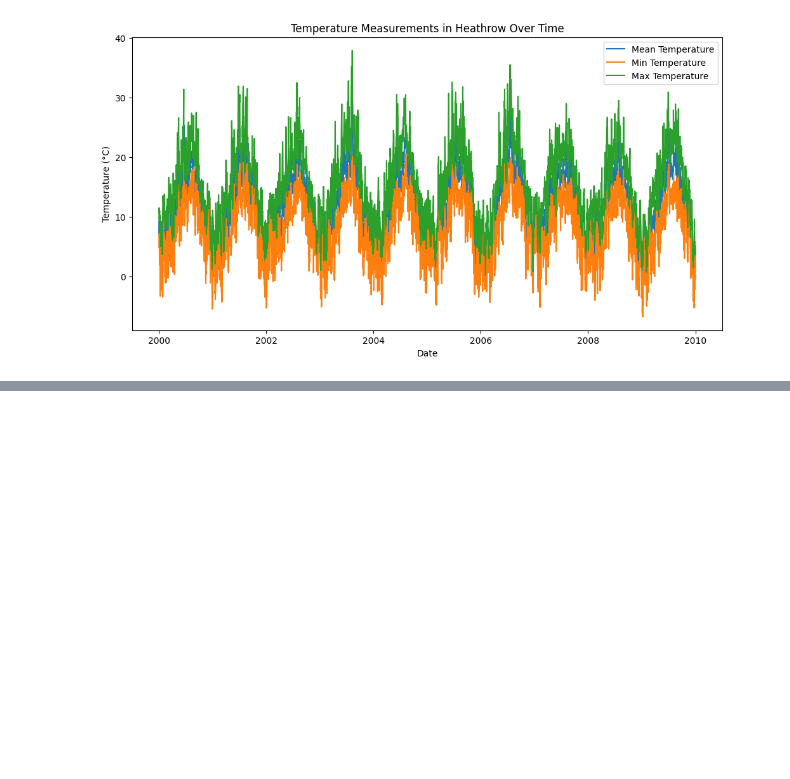
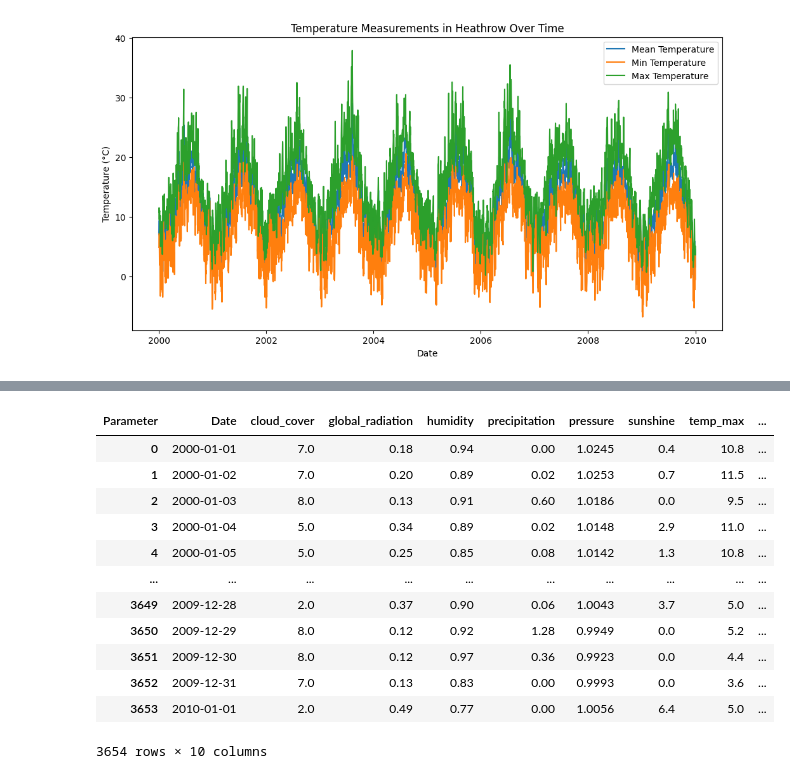
Before and after one commit to ImHungry48/WeatherAnalysis, a Jupyter notebook: WeatherDataAnalysis.ipynb, the cells around one changed output, grey strips where cells are left out. Saved outputs shown, nothing was run; the diff lists cells and outputs as text; code cells hidden in the pictures; blank space fills up the shorter version.

```diff
--- a/WeatherDataAnalysis.ipynb
+++ b/WeatherDataAnalysis.ipynb
@@ -289,3 +289,5 @@ plt.legend()
 plt.show()
 # %% [output]
 [figure]
+# %%
+heathrow_time_series['BBQ_weather']=labels['HEATHROW_BBQ_weather'].tolist()
@@ -291,0 +303,20 @@ plt.show()
+# %%
+# Split the features and the target
+X = heathrow_time_series.drop('BBQ_weather',axis=1)
+y = heathrow_time_series['BBQ_weather']
+# %%
+display(X)
+# %% [output]
+| Parameter | Date | cloud_cover | global_radiation | humidity | precipitation | pressure | sunshine | temp_max | ... |
+| 0 | 2000-01-01 | 7.0 | 0.18 | 0.94 | 0.00 | 1.0245 | 0.4 | 10.8 | ... |
+| 1 | 2000-01-02 | 7.0 | 0.20 | 0.89 | 0.02 | 1.0253 | 0.7 | 11.5 | ... |
+| 2 | 2000-01-03 | 8.0 | 0.13 | 0.91 | 0.60 | 1.0186 | 0.0 | 9.5 | ... |
+| 3 | 2000-01-04 | 5.0 | 0.34 | 0.89 | 0.02 | 1.0148 | 2.9 | 11.0 | ... |
+| 4 | 2000-01-05 | 5.0 | 0.25 | 0.85 | 0.08 | 1.0142 | 1.3 | 10.8 | ... |
+| ... | ... | ... | ... | ... | ... | ... | ... | ... | ... |
+| 3649 | 2009-12-28 | 2.0 | 0.37 | 0.90 | 0.06 | 1.0043 | 3.7 | 5.0 | ... |
+| 3650 | 2009-12-29 | 8.0 | 0.12 | 0.92 | 1.28 | 0.9949 | 0.0 | 5.2 | ... |
+| 3651 | 2009-12-30 | 8.0 | 0.12 | 0.97 | 0.36 | 0.9923 | 0.0 | 4.4 | ... |
+| 3652 | 2009-12-31 | 7.0 | 0.13 | 0.83 | 0.00 | 0.9993 | 0.0 | 3.6 | ... |
+| 3653 | 2010-01-01 | 2.0 | 0.49 | 0.77 | 0.00 | 1.0056 | 6.4 | 5.0 | ... |
+3654 rows × 10 columns
```
Also changed, not shown: parts of 4 cells of this notebook.
